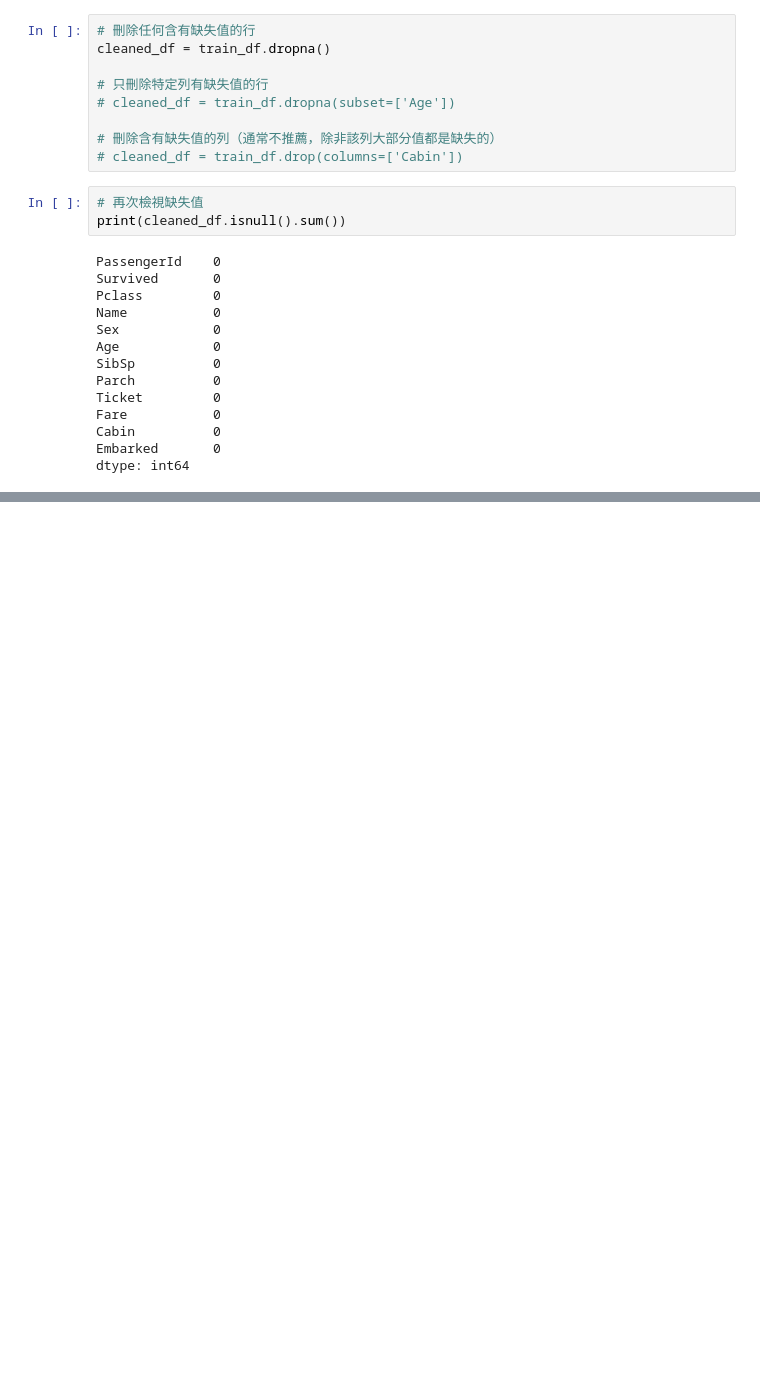
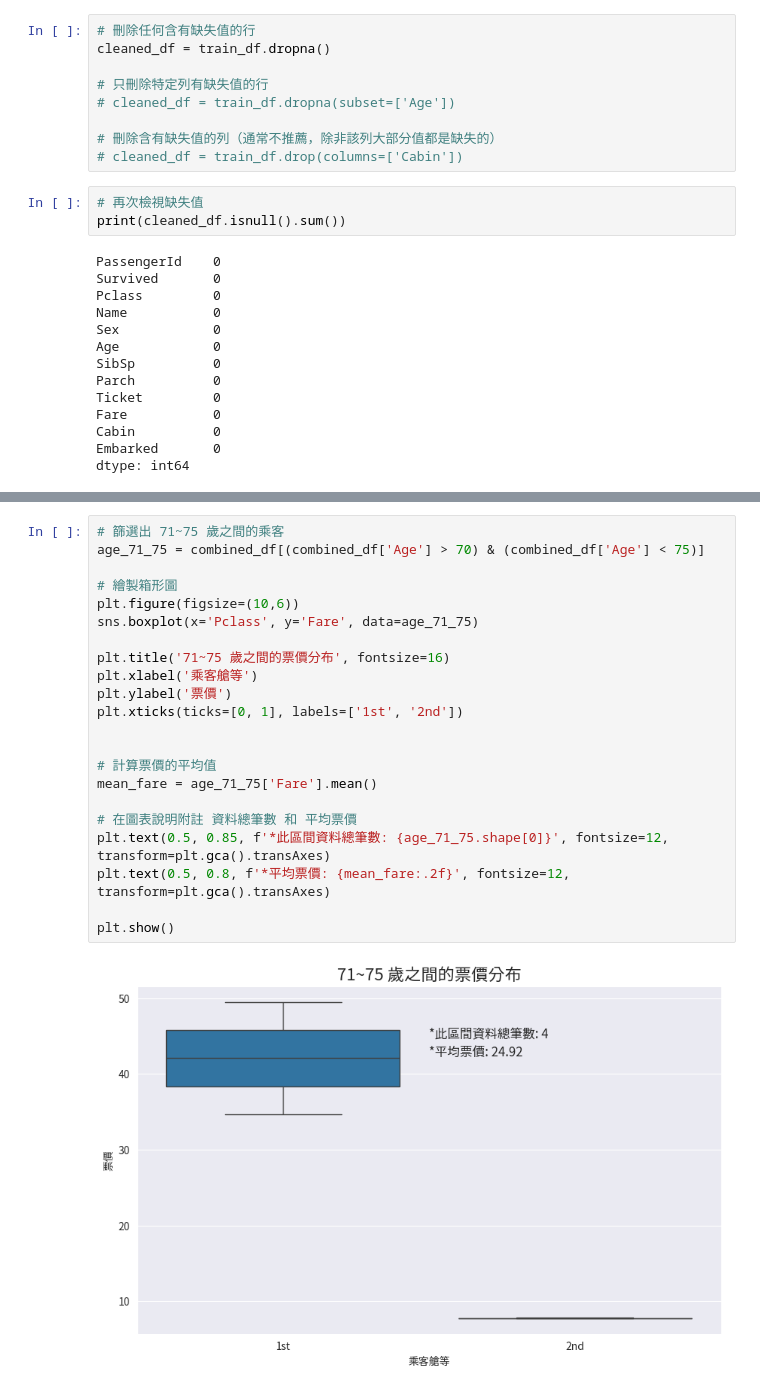
Before and after one commit to hank1224/simlab113-summer-train, a Jupyter notebook: 0716/data-visualization/homework/m11351002-data-visualiztaion.ipynb, the cells around one changed output, grey strips where cells are left out. Cells and saved outputs as stored; diff of their text form; blank space fills up the shorter version.

```diff
--- a/0716/data-visualization/homework/m11351002-data-visualiztaion.ipynb
+++ b/0716/data-visualization/homework/m11351002-data-visualiztaion.ipynb
@@ -174,0 +244,24 @@ plt.show()
+# %%
+# 篩選出 71~75 歲之間的乘客
+age_71_75 = combined_df[(combined_df['Age'] > 70) & (combined_df['Age'] < 75)]
+
+# 繪製箱形圖
+plt.figure(figsize=(10,6))
+sns.boxplot(x='Pclass', y='Fare', data=age_71_75)
+
+plt.title('71~75 歲之間的票價分布', fontsize=16)
+plt.xlabel('乘客艙等')
+plt.ylabel('票價')
+plt.xticks(ticks=[0, 1], labels=['1st', '2nd'])
+
+
+# 計算票價的平均值
+mean_fare = age_71_75['Fare'].mean()
+
+# 在圖表說明附註 資料總筆數 和 平均票價
+plt.text(0.5, 0.85, f'*此區間資料總筆數: {age_71_75.shape[0]}', fontsize=12, transform=plt.gca().transAxes)
+plt.text(0.5, 0.8, f'*平均票價: {mean_fare:.2f}', fontsize=12, transform=plt.gca().transAxes)
+
+plt.show()
+# %% [output]
+[figure, added]
```
Also changed, not shown: parts of 22 cells of this notebook.
